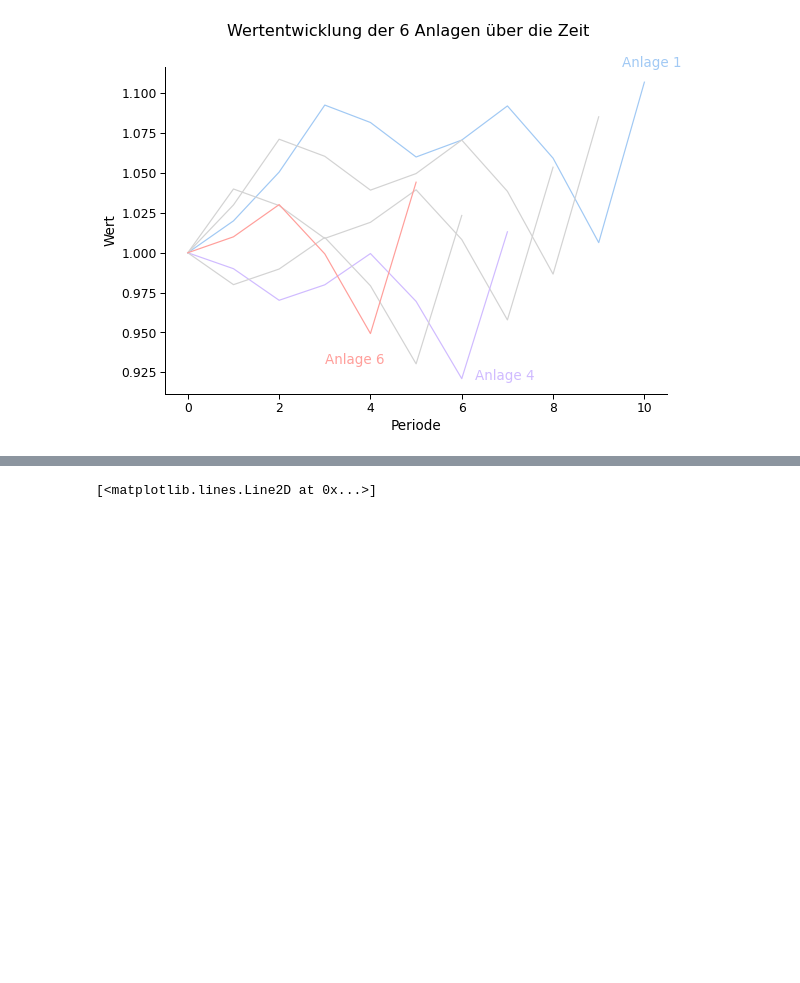
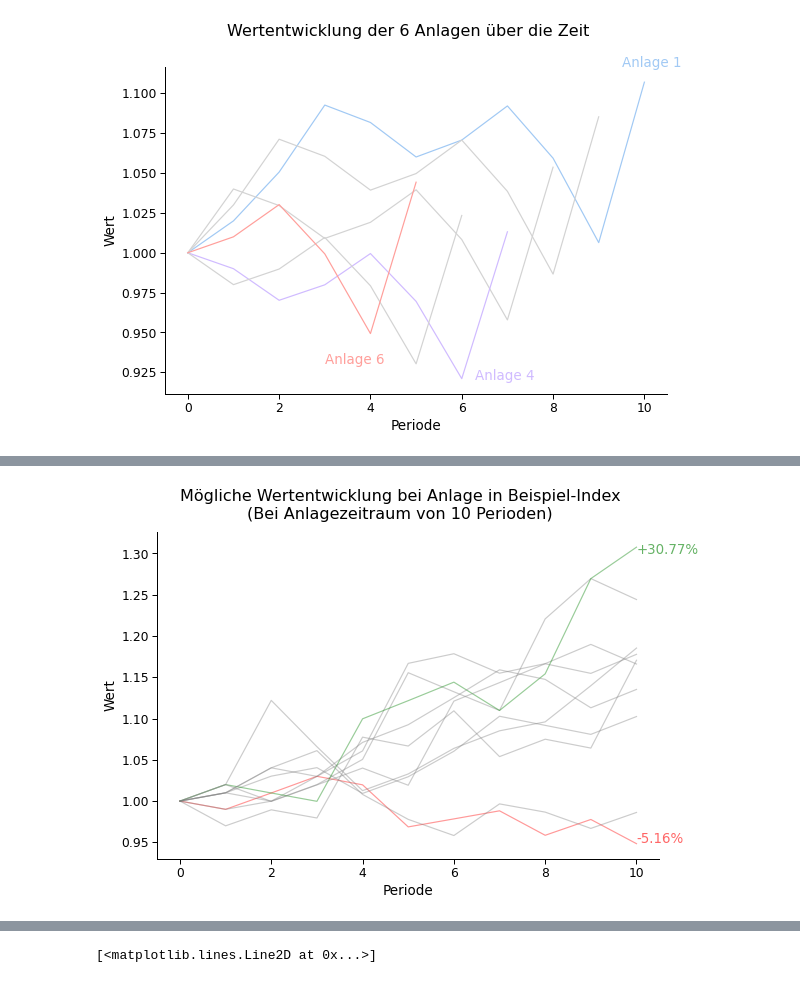
Before and after one commit to fredzett/Skript-Business-Analytics, a Jupyter notebook: _sources/chapters/assets/assets.ipynb, the cells around one changed output, grey strips where cells are left out. Saved outputs shown, nothing was run; the diff lists cells and outputs as text; code cells hidden in the pictures; blank space fills up the shorter version.

```diff
--- a/_sources/chapters/assets/assets.ipynb
+++ b/_sources/chapters/assets/assets.ipynb
@@ -73,6 +73,8 @@ def replace_first_row(_df, to_replace=np.nan, value=1):
     _df.iloc[0] = _df.iloc[0].replace(to_replace=to_replace, value=value)
     return _df
 # %%
+t_min = 5
+n = len(data) - t_min + 1
 data_new = (data
         .assign(**{f"Anlage_{i}":data["rt"].iloc[1:].add(1).shift(-i+1).cumprod() for i in np.arange(1,n)})
         .pipe(replace_first_row, np.nan, 1)
@@ -115,3 +121,6 @@ smpl = np.random.choice(bucket, (n,t), replace=True)
 # %%
-smpl = np.column_stack((np.ones(n), np.cumprod(1+smpl, axis=1)))
-np.row_stack((smpl, np.ones([1,t+3])))
+np.random.seed(123545)
+n = 10
+t = 10
+smpl = sample_data(rets[1:], n, t)
+cum_rets = np.column_stack((np.ones(n), np.cumprod(1+smpl, axis=1)))
@@ -137,0 +127,28 @@ idx_min = np.argmin(smpl[:,-1])
+# %%
+data = (pd.DataFrame(cum_rets.T, columns=[f"Anlage_{i}" for i in range(1,n+1)])
+        .assign(Periode=np.arange(t+1))
+        .melt(id_vars=["Periode"])
+        .rename({"variable":"Anlage", "value":"Wert"}, axis=1)
+        )
+ax = plot(data=data, x="Periode", y="Wert", hue="Anlage",
+     title="Mögliche Wertentwicklung bei Anlage in Beispiel-Index\n(Bei Anlagezeitraum von 10 Perioden)",
+     colors=["gray" for i in range(n)],
+     show_legend=False)
+
+idx_max = np.argmax(cum_rets[:,-1])
+idx_min = np.argmin(cum_rets[:,-1])
+
+for i,l in enumerate(ax.lines):
+    l.set_alpha(0.4)
+    if i == idx_max: l.set_color("green")
+    if i == idx_min: l.set_color("red")
+
+ymin, ymax = ax.get_ylim()
+
+ret_max = np.round((cum_rets[idx_max, -1] - 1)*100,2)
+ax.annotate(f"+{ret_max}%", (10,ymax*0.98), color="green", alpha=0.6)
+ret_min = np.round((cum_rets[idx_min, -1] - 1)*100,2)
+ax.annotate(f"-{abs(ret_min)}%", (10,ymin*1.02), color="red", alpha=0.6)
+plt.savefig("Anlagen_random.png", dpi=80)
+# %% [output]
+[figure, added]
```
Also changed, not shown: parts of 13 cells of this notebook, 49 other files.
